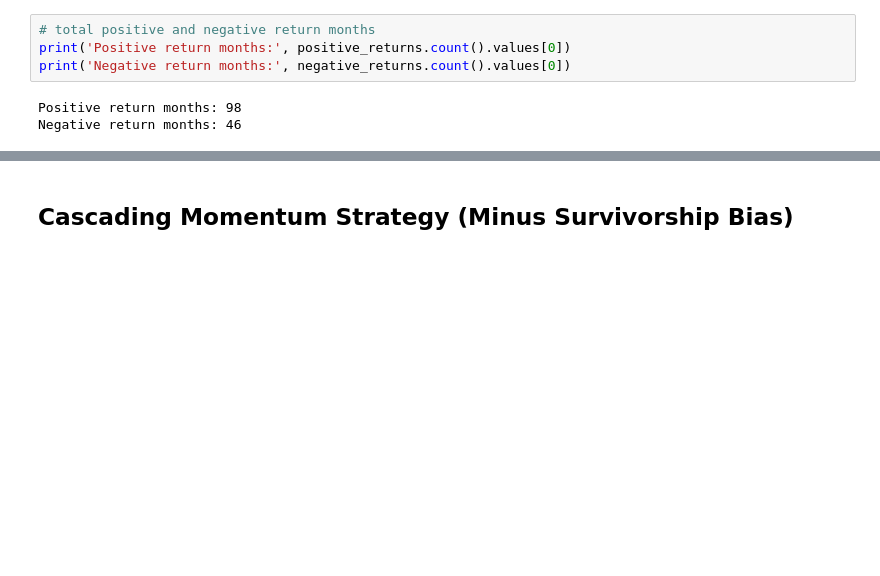
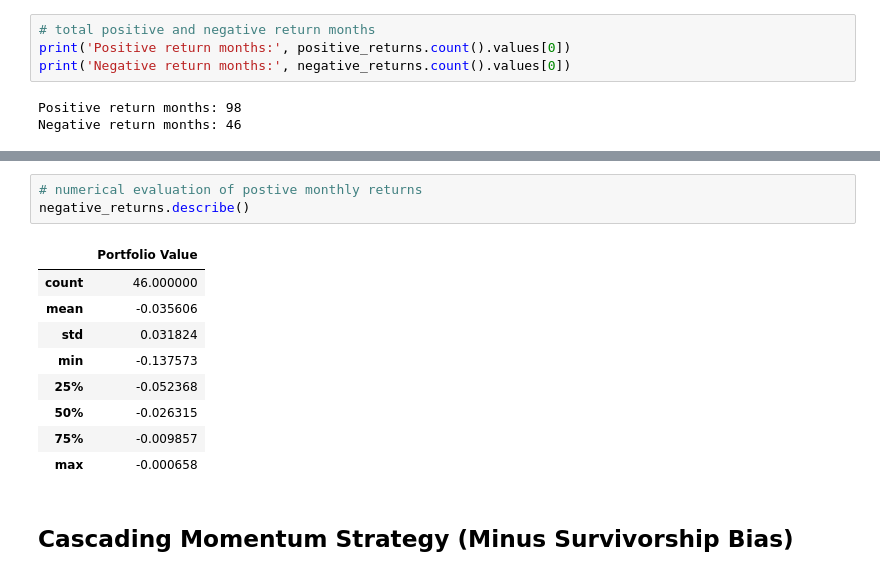
Before and after one commit to zdravoj/stock-bot, a Jupyter notebook: trading_sandbox.ipynb, the cells around one changed output, grey strips where cells are left out. Cells and saved outputs as stored; diff of their text form; blank space fills up the shorter version.

```diff
--- a/trading_sandbox.ipynb
+++ b/trading_sandbox.ipynb
@@ -684,2 +698,15 @@ Negative return months: 46
+# %%
+# numerical evaluation of postive monthly returns
+negative_returns.describe()
+# %% [output]
+|  | Portfolio Value |
+| count | 46.000000 |
+| mean | -0.035606 |
+| std | 0.031824 |
+| min | -0.137573 |
+| 25% | -0.052368 |
+| 50% | -0.026315 |
+| 75% | -0.009857 |
+| max | -0.000658 |
 # %% [markdown]
 ## Cascading Momentum Strategy (Minus Survivorship Bias)
```
Also changed, not shown: parts of 30 cells of this notebook.
